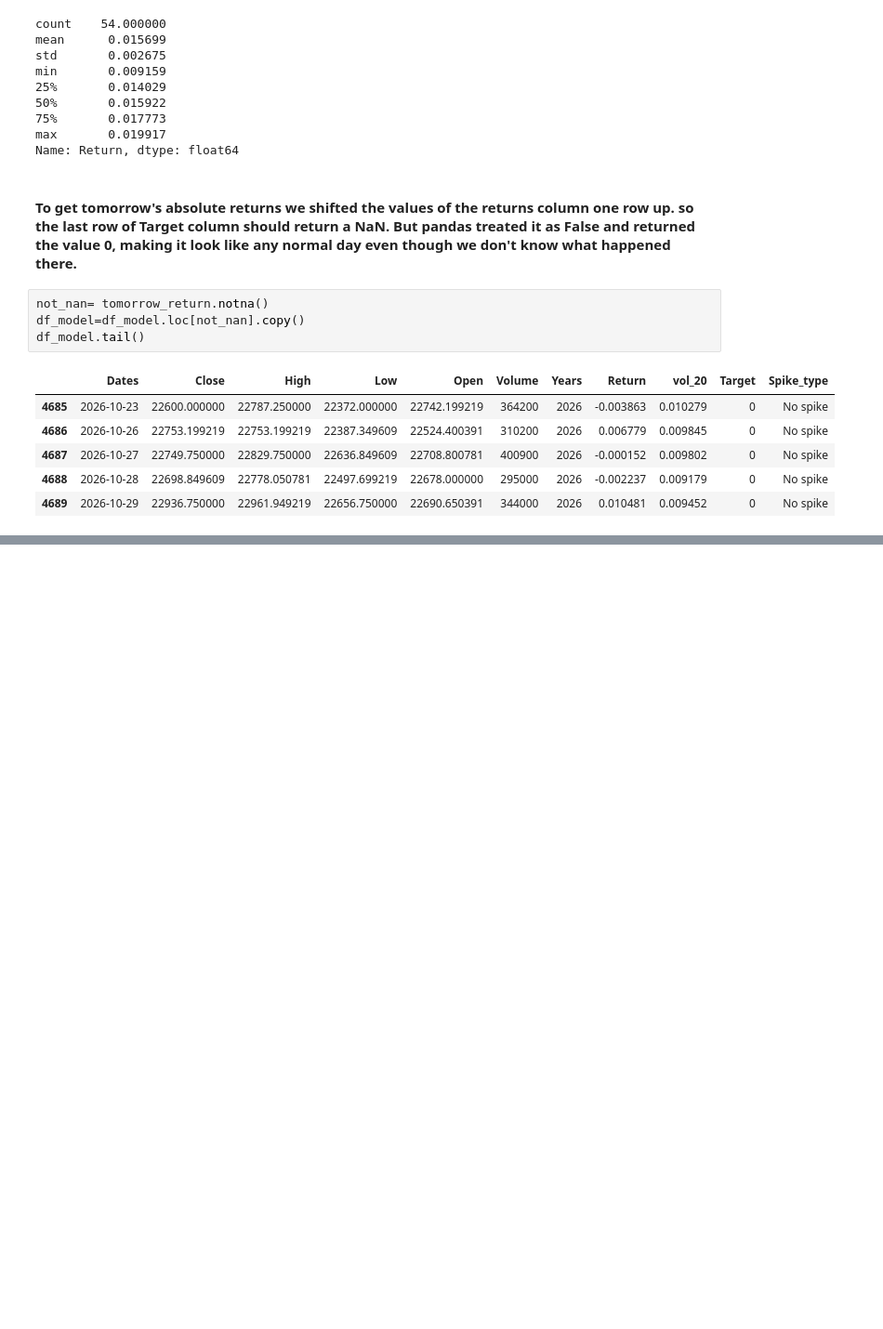
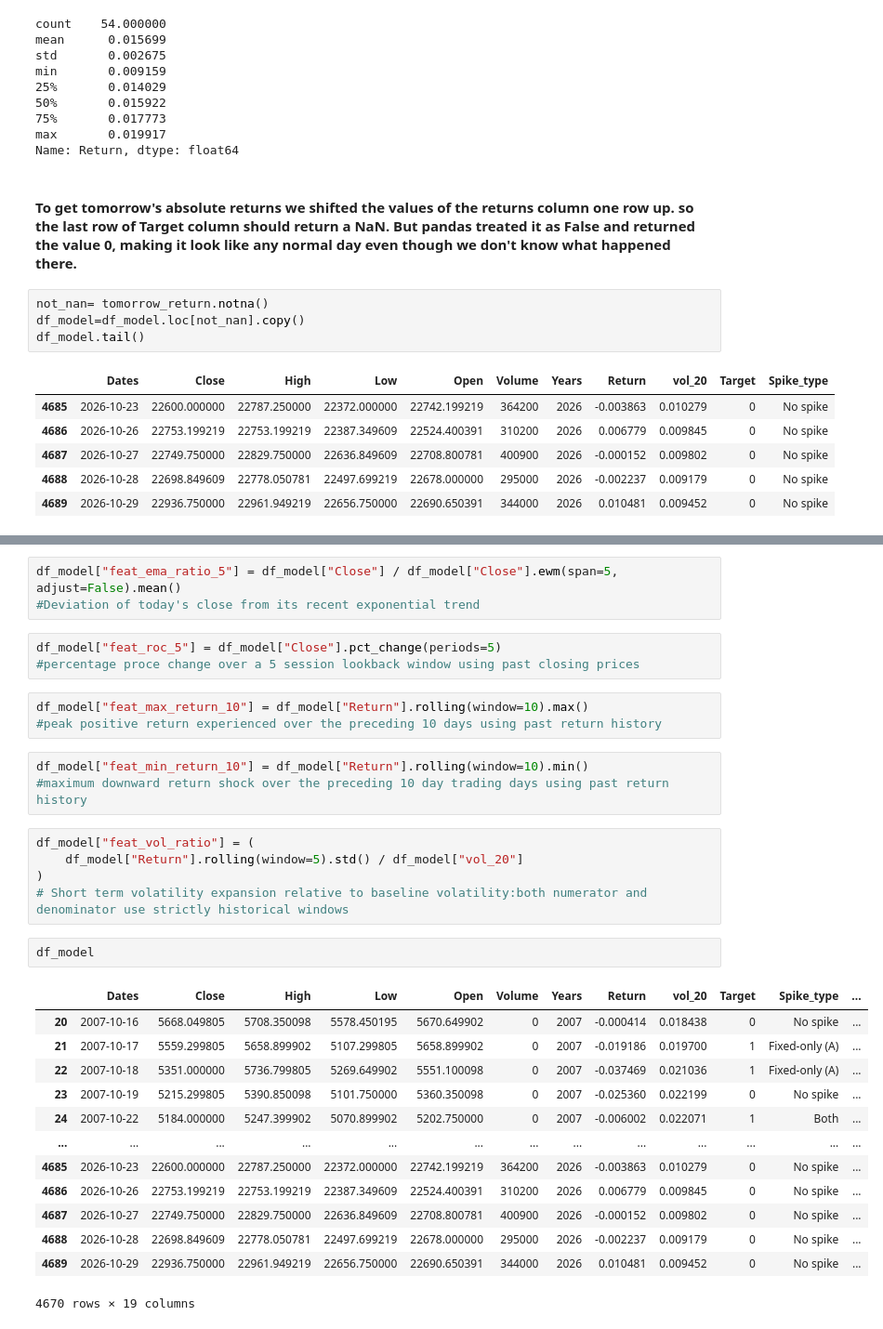
Before and after one commit to sanushx3/vol-spike-alert, a Jupyter notebook: notebooks/01.EDA.ipynb, the cells around one changed output, grey strips where cells are left out. Shown at 93% size. Drawn from its saved outputs; the diff is of its cells as text; blank space fills up the shorter version.

```diff
--- a/notebooks/01.EDA.ipynb
+++ b/notebooks/01.EDA.ipynb
@@ -415,0 +425,33 @@ df_model.tail()
+# %%
+df_model["feat_ema_ratio_5"] = df_model["Close"] / df_model["Close"].ewm(span=5, adjust=False).mean()
+#Deviation of today's close from its recent exponential trend
+# %%
+df_model["feat_roc_5"] = df_model["Close"].pct_change(periods=5)
+#percentage proce change over a 5 session lookback window using past closing prices
+# %%
+df_model["feat_max_return_10"] = df_model["Return"].rolling(window=10).max()
+#peak positive return experienced over the preceding 10 days using past return history
+# %%
+df_model["feat_min_return_10"] = df_model["Return"].rolling(window=10).min()
+#maximum downward return shock over the preceding 10 day trading days using past return history
+# %%
+df_model["feat_vol_ratio"] = (
+    df_model["Return"].rolling(window=5).std() / df_model["vol_20"]
+)
+# Short term volatility expansion relative to baseline volatility:both numerator and denominator use strictly historical windows
+# %%
+df_model
+# %% [output]
+|  | Dates | Close | High | Low | Open | Volume | Years | Return | vol_20 | Target | Spike_type | ... |
+| 20 | 2007-10-16 | 5668.049805 | 5708.350098 | 5578.450195 | 5670.649902 | 0 | 2007 | -0.000414 | 0.018438 | 0 | No spike | ... |
+| 21 | 2007-10-17 | 5559.299805 | 5658.899902 | 5107.299805 | 5658.899902 | 0 | 2007 | -0.019186 | 0.019700 | 1 | Fixed-only (A) | ... |
+| 22 | 2007-10-18 | 5351.000000 | 5736.799805 | 5269.649902 | 5551.100098 | 0 | 2007 | -0.037469 | 0.021036 | 1 | Fixed-only (A) | ... |
+| 23 | 2007-10-19 | 5215.299805 | 5390.850098 | 5101.750000 | 5360.350098 | 0 | 2007 | -0.025360 | 0.022199 | 0 | No spike | ... |
+| 24 | 2007-10-22 | 5184.000000 | 5247.399902 | 5070.899902 | 5202.750000 | 0 | 2007 | -0.006002 | 0.022071 | 1 | Both | ... |
+| ... | ... | ... | ... | ... | ... | ... | ... | ... | ... | ... | ... | ... |
+| 4685 | 2026-10-23 | 22600.000000 | 22787.250000 | 22372.000000 | 22742.199219 | 364200 | 2026 | -0.003863 | 0.010279 | 0 | No spike | ... |
+| 4686 | 2026-10-26 | 22753.199219 | 22753.199219 | 22387.349609 | 22524.400391 | 310200 | 2026 | 0.006779 | 0.009845 | 0 | No spike | ... |
+| 4687 | 2026-10-27 | 22749.750000 | 22829.750000 | 22636.849609 | 22708.800781 | 400900 | 2026 | -0.000152 | 0.009802 | 0 | No spike | ... |
+| 4688 | 2026-10-28 | 22698.849609 | 22778.050781 | 22497.699219 | 22678.000000 | 295000 | 2026 | -0.002237 | 0.009179 | 0 | No spike | ... |
+| 4689 | 2026-10-29 | 22936.750000 | 22961.949219 | 22656.750000 | 22690.650391 | 344000 | 2026 | 0.010481 | 0.009452 | 0 | No spike | ... |
+4670 rows × 19 columns
```
Also changed, not shown: parts of 6 cells of this notebook.
